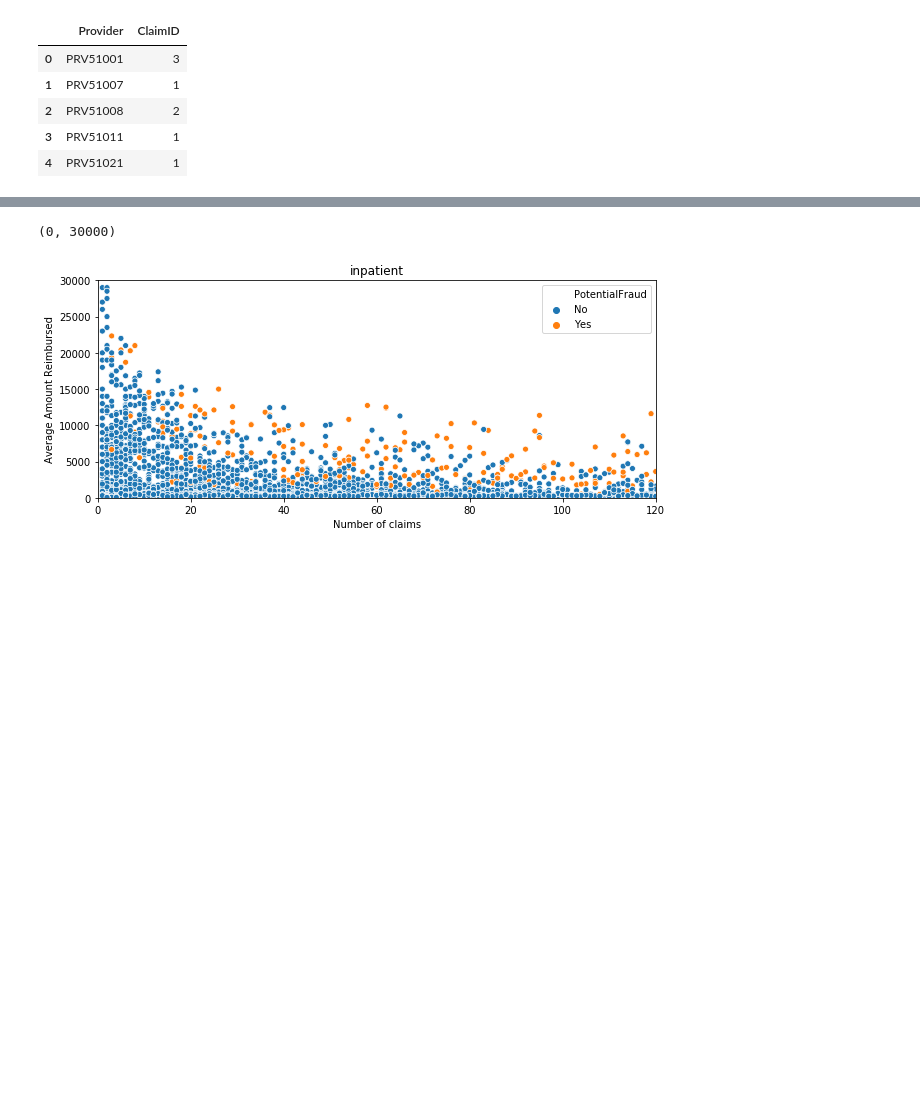
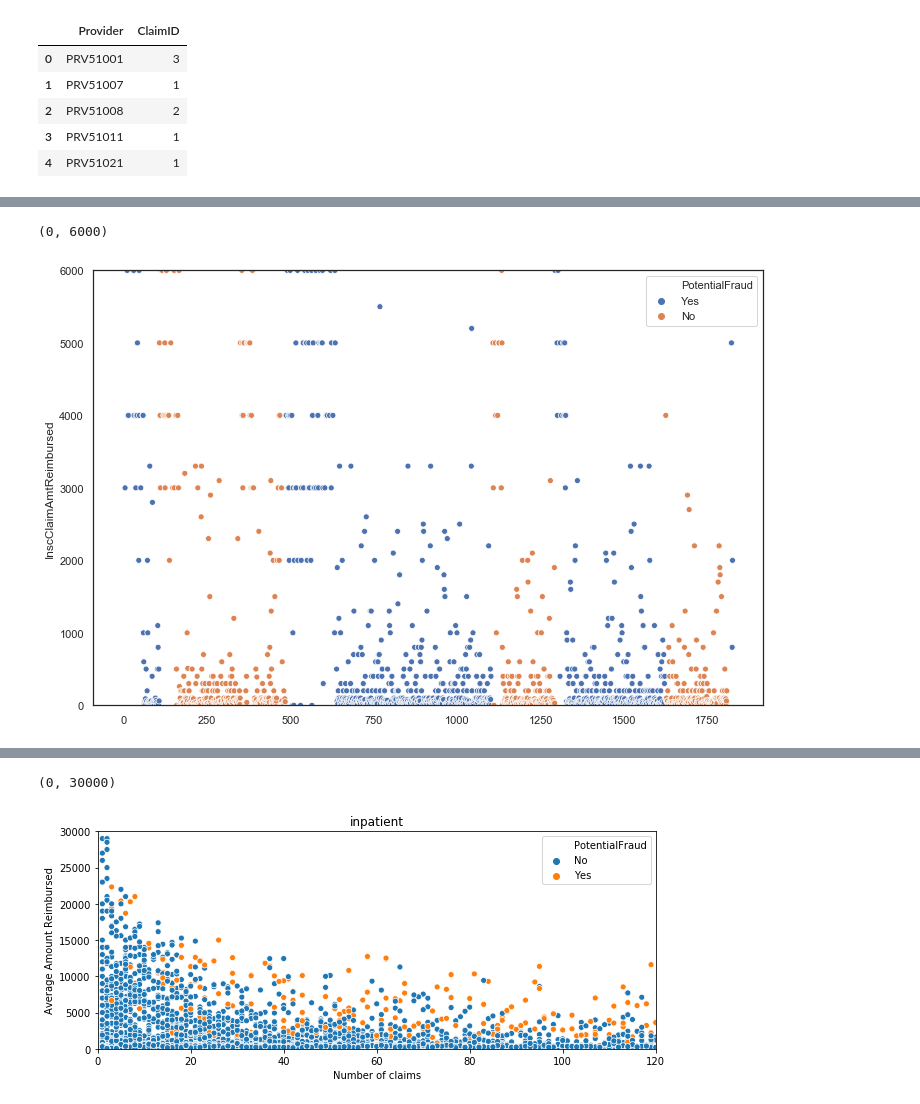
Before and after one commit to microwolf/capstone_healthcare_fraud, a Jupyter notebook: contributors/patrice/scripts/Feature Selection.ipynb, the cells around one changed output, grey strips where cells are left out. Drawn from its saved outputs; the diff is of its cells as text; code cells hidden in the pictures; blank space fills up the shorter version.

```diff
--- a/contributors/patrice/scripts/Feature Selection.ipynb
+++ b/contributors/patrice/scripts/Feature Selection.ipynb
@@ -24,0 +31,6 @@ benefit = pd.read_csv(os.path.join(file_path,'Train_Beneficiarydata-154286562758
+# %%
+missing_col_out = list(set(in_patient.columns.to_list()) - set(out_patient.columns.to_list()))
+
+out_patient = out_patient.reindex(columns=out_patient.columns.to_list() + missing_col_out)
+
+all_merge = pd.concat([in_patient,out_patient], axis=0)
@@ -88,0 +167,6 @@ plt.ylim(0,15000)
+# %%
+ax = sns.scatterplot(x=pd.Series(prv_g.index),y='InscClaimAmtReimbursed',hue='PotentialFraud',data=all_merge)
+plt.ylim(0,6000)
+# %% [output]
+(0, 6000)
+[figure, added]
```
Also changed, not shown: parts of 29 cells of this notebook, 3 other files.
